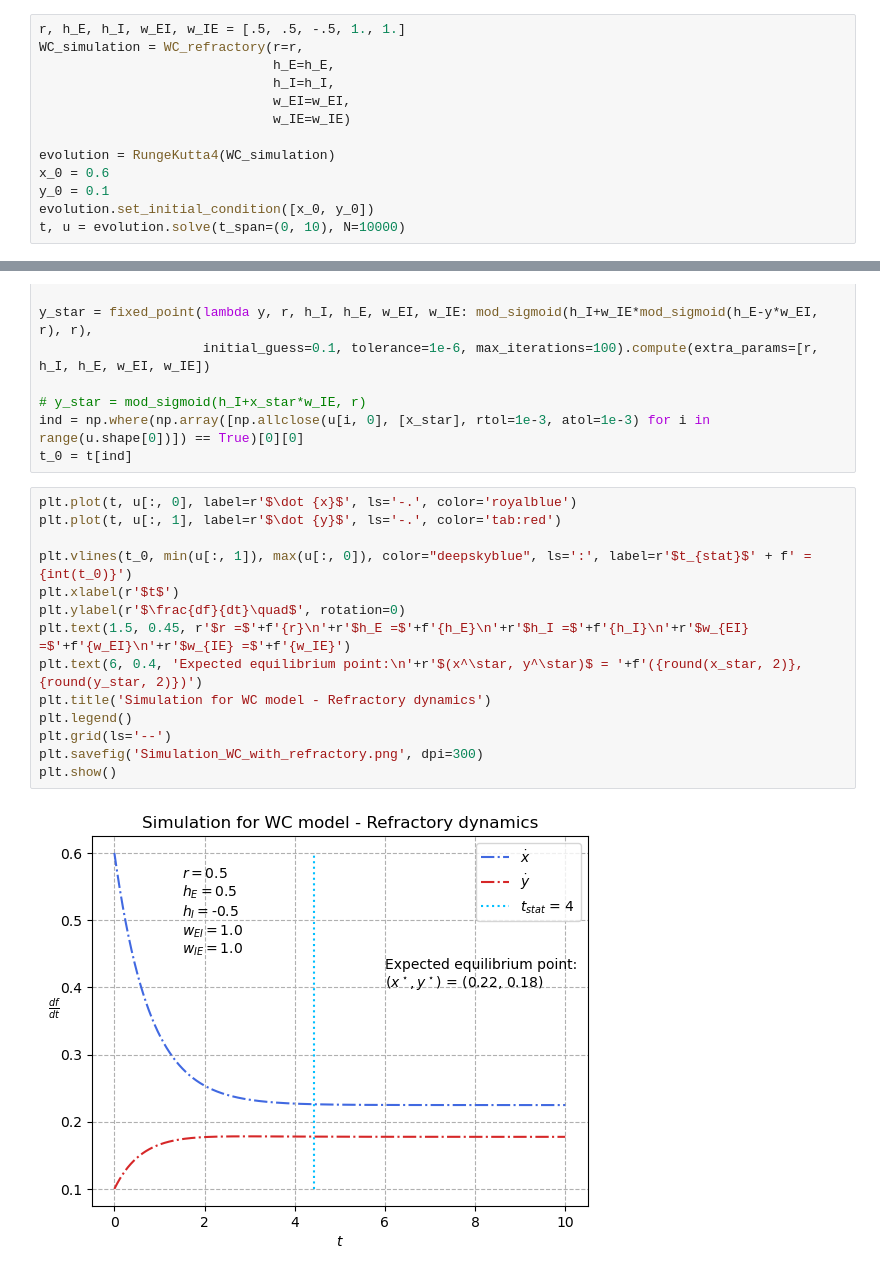
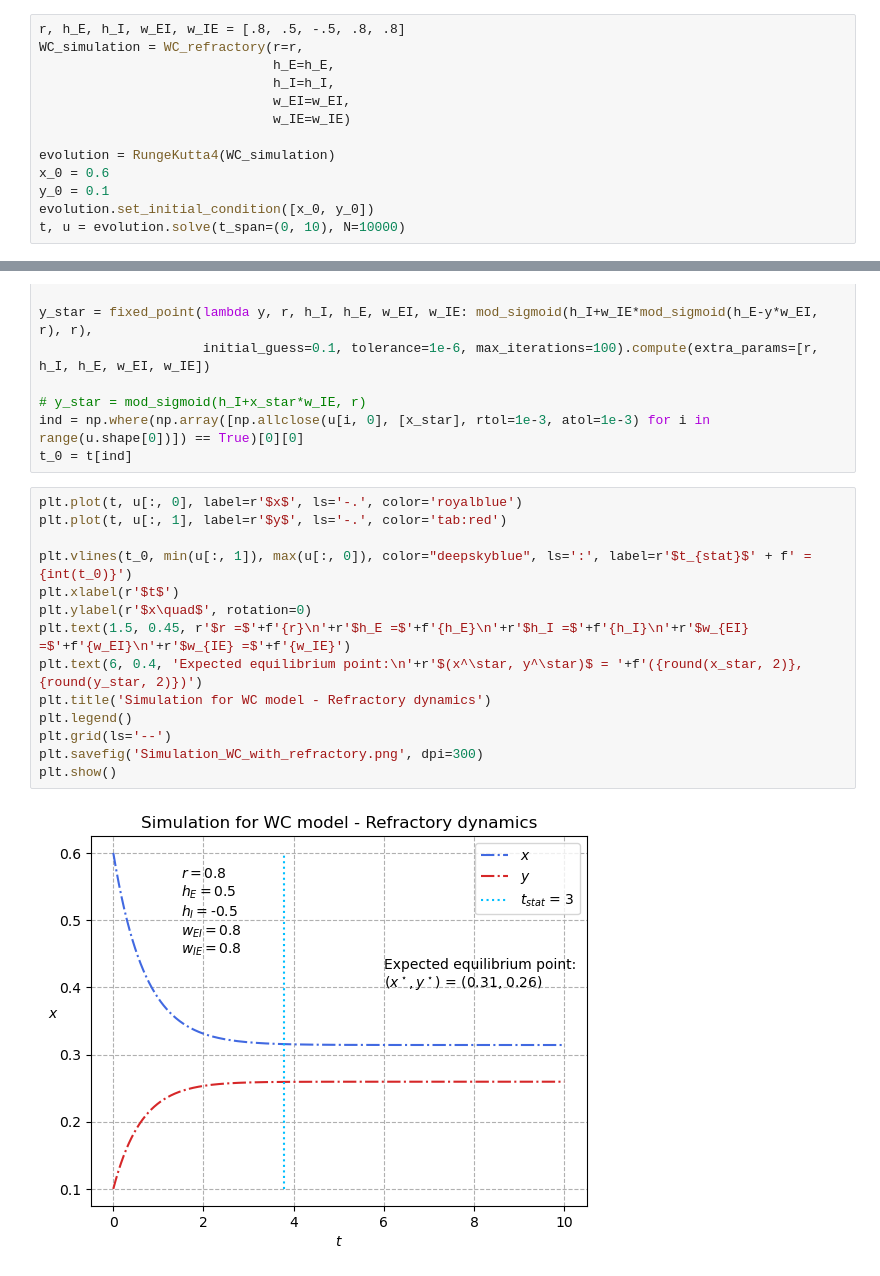
Before and after one commit to RiccardoTancredi/P.M.L.S., a Jupyter notebook: Exercise5/Exercise5.ipynb, the cells around one changed output, grey strips where cells are left out. Cells and saved outputs as stored; diff of their text form.

```diff
--- a/Exercise5/Exercise5.ipynb
+++ b/Exercise5/Exercise5.ipynb
@@ -222,7 +224,7 @@ class WC_refractory:
         dx = -x + (1-x)*r*self.sigmoid(-y*w_EI + h_E)
         return dx, dy
 # %%
-r, h_E, h_I, w_EI, w_IE = [.5, .5, -.5, 1., 1.]
+r, h_E, h_I, w_EI, w_IE = [.8, .5, -.5, .8, .8]
 WC_simulation = WC_refractory(r=r,
                               h_E=h_E,
                               h_I=h_I,
@@ -248,18 +250,18 @@ y_star = fixed_point(lambda y, r, h_I, h_E, w_EI, w_IE: mod_sigmoid(h_I+w_IE*mod
 ind = np.where(np.array([np.allclose(u[i, 0], [x_star], rtol=1e-3, atol=1e-3) for i in range(u.shape[0])]) == True)[0][0]
 t_0 = t[ind]
 # %%
-plt.plot(t, u[:, 0], label=r'$\dot {x}$', ls='-.', color='royalblue')
-plt.plot(t, u[:, 1], label=r'$\dot {y}$', ls='-.', color='tab:red')
+plt.plot(t, u[:, 0], label=r'$x$', ls='-.', color='royalblue')
+plt.plot(t, u[:, 1], label=r'$y$', ls='-.', color='tab:red')
 
 plt.vlines(t_0, min(u[:, 1]), max(u[:, 0]), color="deepskyblue", ls=':', label=r'$t_{stat}$' + f' = {int(t_0)}')
 plt.xlabel(r'$t$')
-plt.ylabel(r'$\frac{df}{dt}\quad$', rotation=0)
+plt.ylabel(r'$x\quad$', rotation=0)
 plt.text(1.5, 0.45, r'$r =$'+f'{r}\n'+r'$h_E =$'+f'{h_E}\n'+r'$h_I =$'+f'{h_I}\n'+r'$w_{EI} =$'+f'{w_EI}\n'+r'$w_{IE} =$'+f'{w_IE}')
 plt.text(6, 0.4, 'Expected equilibrium point:\n'+r'$(x^\star, y^\star)$ = '+f'({round(x_star, 2)}, {round(y_star, 2)})')
 plt.title('Simulation for WC model - Refractory dynamics')
 plt.legend()
 plt.grid(ls='--')
 plt.savefig('Simulation_WC_with_refractory.png', dpi=300)
 plt.show()
 # %% [output]
-[figure, old version]
+[figure, new version]
```
Also changed, not shown: parts of 5 cells of this notebook, 2 other files.
